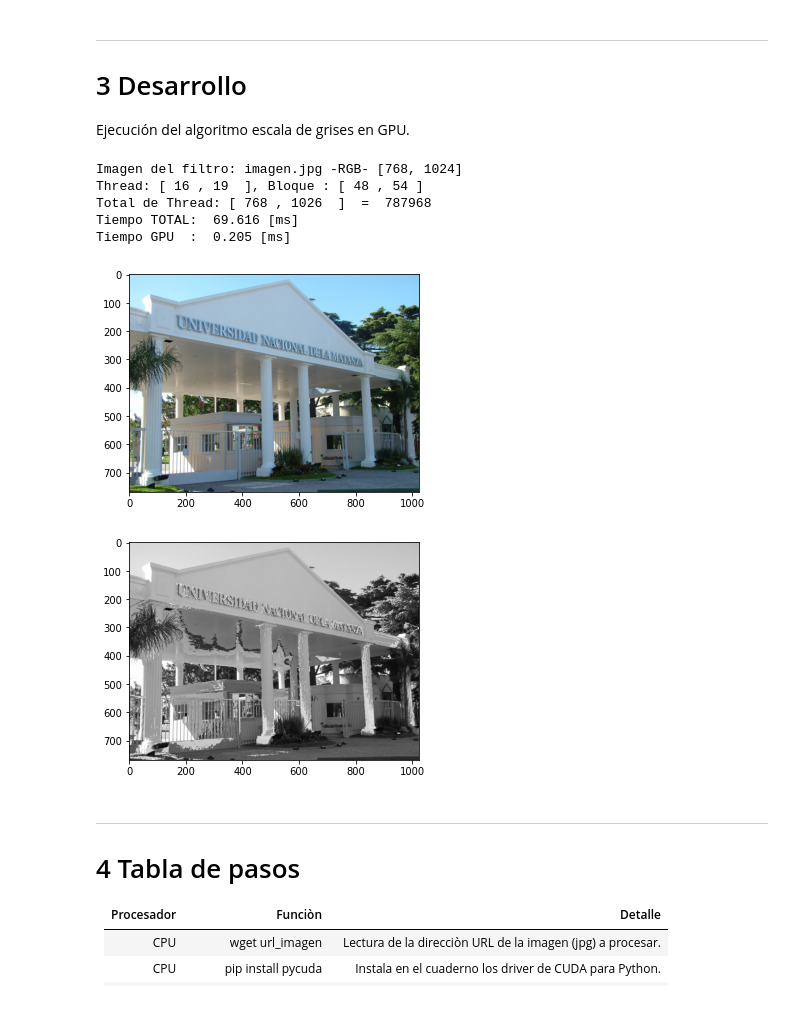
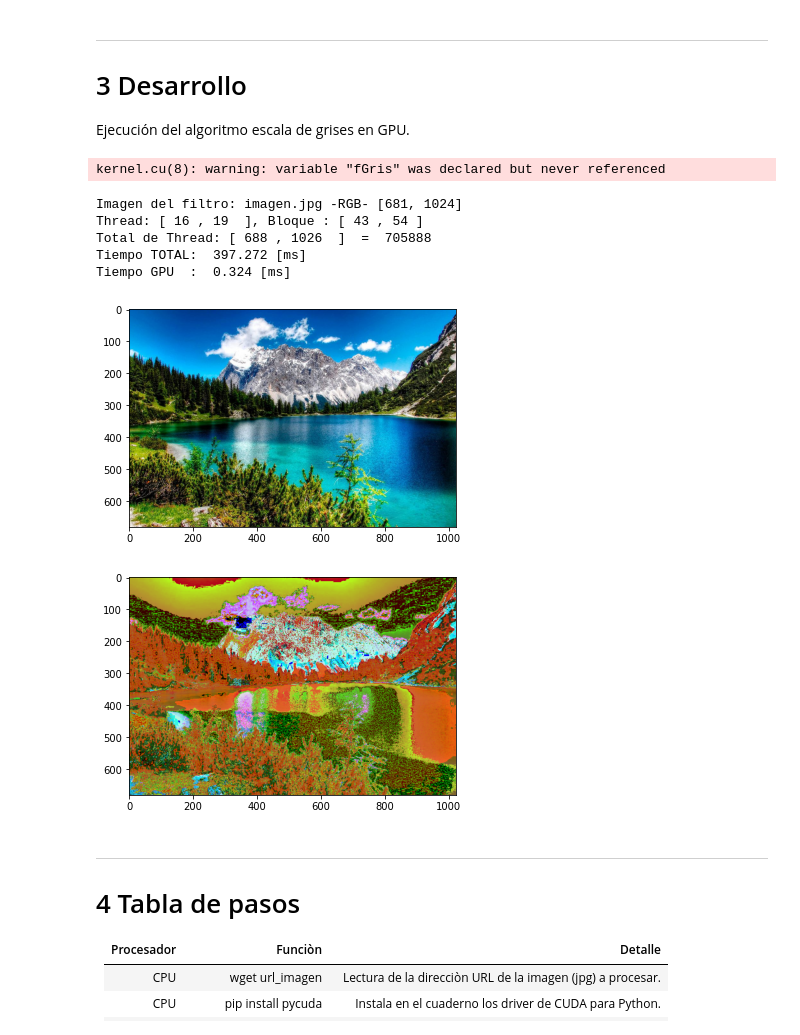
Before and after one commit to ZabalaGaston/HPC, a Jupyter notebook: Zabala_Gaston_ejercicio_2_GPU.ipynb, the cells around one changed output. Saved outputs shown, nothing was run; the diff lists cells and outputs as text; code cells hidden in the pictures.

```diff
--- a/Zabala_Gaston_ejercicio_2_GPU.ipynb
+++ b/Zabala_Gaston_ejercicio_2_GPU.ipynb
@@ -114,18 +99,60 @@ __global__ void kernel_img( int ancho, int alto, char *img_O, char *img_R )
   int idx = threadIdx.x + blockIdx.x*blockDim.x;
   int idy = threadIdx.y + blockIdx.y*blockDim.y;
   float fGris = 0.0;
+  float r, g, b, min, max, diferencia,h,s,v;
+  float vector[3];
+  int i;
+
 
   // Verifico que los Thread, esten dentro de las dimensiones de la imagen.
   if( idx < ancho && idy < alto )
   {
+
+    r = (float)img_O[(idx+(idy*ancho))*3] / 255.0;
+    g = (float)img_O[((idx+(idy*ancho))*3)+1] / 255.0;
+    b = (float)img_O[((idx+(idy*ancho))*3)+2] / 255.0;
+    vector [0] = r;
+    vector [1] = g;
+    vector [2] = b;
+
+    min = vector [0];
+    max = vector [0];
+
+    for (i = 1; i < 3; i++)
+    {
+      if (vector[i] < min)
+	      min = vector[i];
+
+      if (vector[i] > max)
+	      max = vector[i];
+    }
+
+    diferencia = max - min;
+
+    if (min == max)
+      h = 0;
+    else if (max == r)
+      h = int(60 *((g - b)/diferencia) + 360)% 360;
+    else if (max == g)
+      h = int(60 * ((g - b)/diferencia) + 120 ) % 360;
+    else if (max == b)
+      h = int(60 * ((g - b)/diferencia) + 240) % 360;
+
+    if (max == 0)
+      s = 0;
+    else
+      s = (diferencia / max) * 100;
+
+    v = max * 100;
+
     // Calculo el color gris para el pixel a partir de los componentes.
-    fGris = (float)img_O[(idx+(idy*ancho))*3    ]*0.299;  // Componente Rojo del pixel.
-    fGris +=(float)img_O[((idx+(idy*ancho))*3)+1]*0.599;  // Componente Verde del pixel.
-    fGris +=(float)img_O[((idx+(idy*ancho))*3)+2]*0.11;   // Componente Azul del pixel.
+    //fGris = (float)img_O[(idx+(idy*ancho))*3    ]*0.299;  // Componente Rojo del pixel.
+    //fGris +=(float)img_O[((idx+(idy*ancho))*3)+1]*0.599;  // Componente Verde del pixel.
+    //fGris +=(float)img_O[((idx+(idy*ancho))*3)+2]*0.11;   // Componente Azul del pixel.
     // Escribo el color del pixel.
-    img_R[(idx+(idy*ancho))*3  ] = (char) fGris;
-    img_R[(idx+(idy*ancho))*3+1] = (char) fGris;
-    img_R[(idx+(idy*ancho))*3+2] = (char) fGris;
+    img_R[(idx+(idy*ancho))*3  ] = (char) h;
+    img_R[(idx+(idy*ancho))*3+1] = (char) s;
+    img_R[(idx+(idy*ancho))*3+2] = (char) v;
   }
 }
 """)
@@ -142,40 +169,41 @@ dim_hilo_x = 16
 dim_bloque_x = numpy.int( (img_ancho+dim_hilo_x-1) / dim_hilo_x )
 
 dim_hilo_y = 19
 dim_bloque_y = numpy.int( (img_alto+dim_hilo_y-1) / dim_hilo_y )
 
 print( "Thread: [", dim_hilo_x, ",", dim_hilo_y, " ], Bloque : [", dim_bloque_x, ",", dim_bloque_y, "]" )
 print( "Total de Thread: [", dim_hilo_x*dim_bloque_x, ",", dim_hilo_y*dim_bloque_y, " ]", " = ", dim_hilo_x*dim_bloque_x*dim_hilo_y*dim_bloque_y )
 
 tiempo_img = datetime.now()
 
 kernel( numpy.int32(img_ancho), numpy.int32(img_alto), img_O_gpu, img_R_gpu, block=( dim_hilo_x, dim_hilo_y, 1 ), grid=(dim_bloque_x, dim_bloque_y,1) )
 
 tiempo_img = datetime.now() - tiempo_img
 
 # GPU - Copio el resultado desde la memoria GPU.
 cuda.memcpy_dtoh( img_R_cpu, img_R_gpu )
 
 # Muestro la imagen Original el filtro.
 plt.figure()
 imgplot=plt.imshow( img_O_cpu )
 
 # Muestro la imagen luego de aplicarle el filtro.
 plt.figure()
 imgplot=plt.imshow( img_R_cpu )
 
 tiempo_total = datetime.now() - tiempo_total
 
 print("Tiempo TOTAL: ", tiempo_en_ms( tiempo_total ), "[ms]" )
 print("Tiempo GPU  : ", tiempo_en_ms( tiempo_img ), "[ms]" )
 # %% [output]
-Imagen del filtro: imagen.jpg -RGB- [768, 1024]
-Thread: [ 16 , 19  ], Bloque : [ 48 , 54 ]
-Total de Thread: [ 768 , 1026  ]  =  787968
-Tiempo TOTAL:  69.616 [ms]
-Tiempo GPU  :  0.205 [ms]
+kernel.cu(8): warning: variable "fGris" was declared but never referenced
+Imagen del filtro: imagen.jpg -RGB- [681, 1024]
+Thread: [ 16 , 19  ], Bloque : [ 43 , 54 ]
+Total de Thread: [ 688 , 1026  ]  =  705888
+Tiempo TOTAL:  397.272 [ms]
+Tiempo GPU  :  0.324 [ms]
-[figure, old version]
+[figure, new version]
-[figure, old version]
+[figure, new version]
 # %% [markdown]
 ---
 # 4 Tabla de pasos
```
Also changed, not shown: parts of 1 cell of this notebook.
